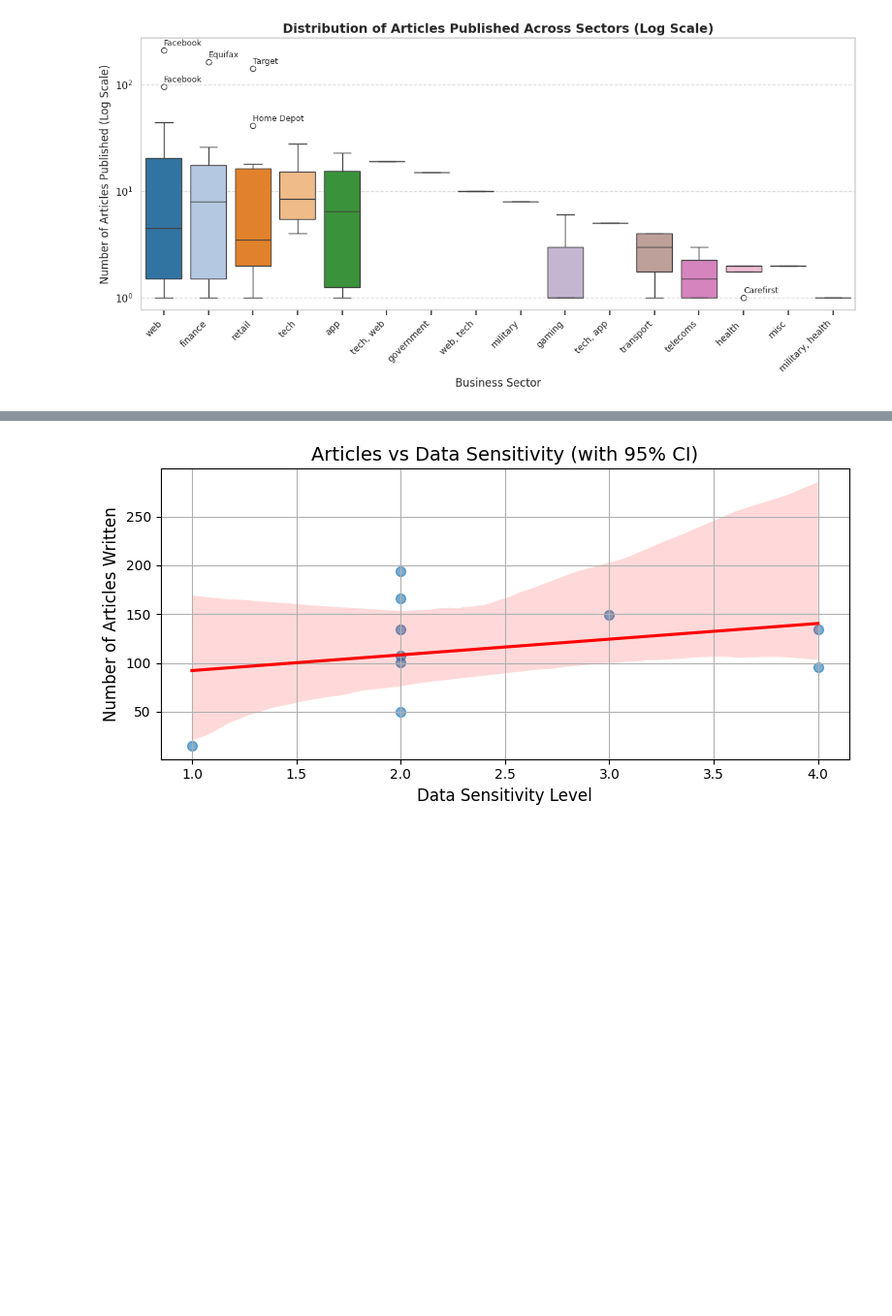
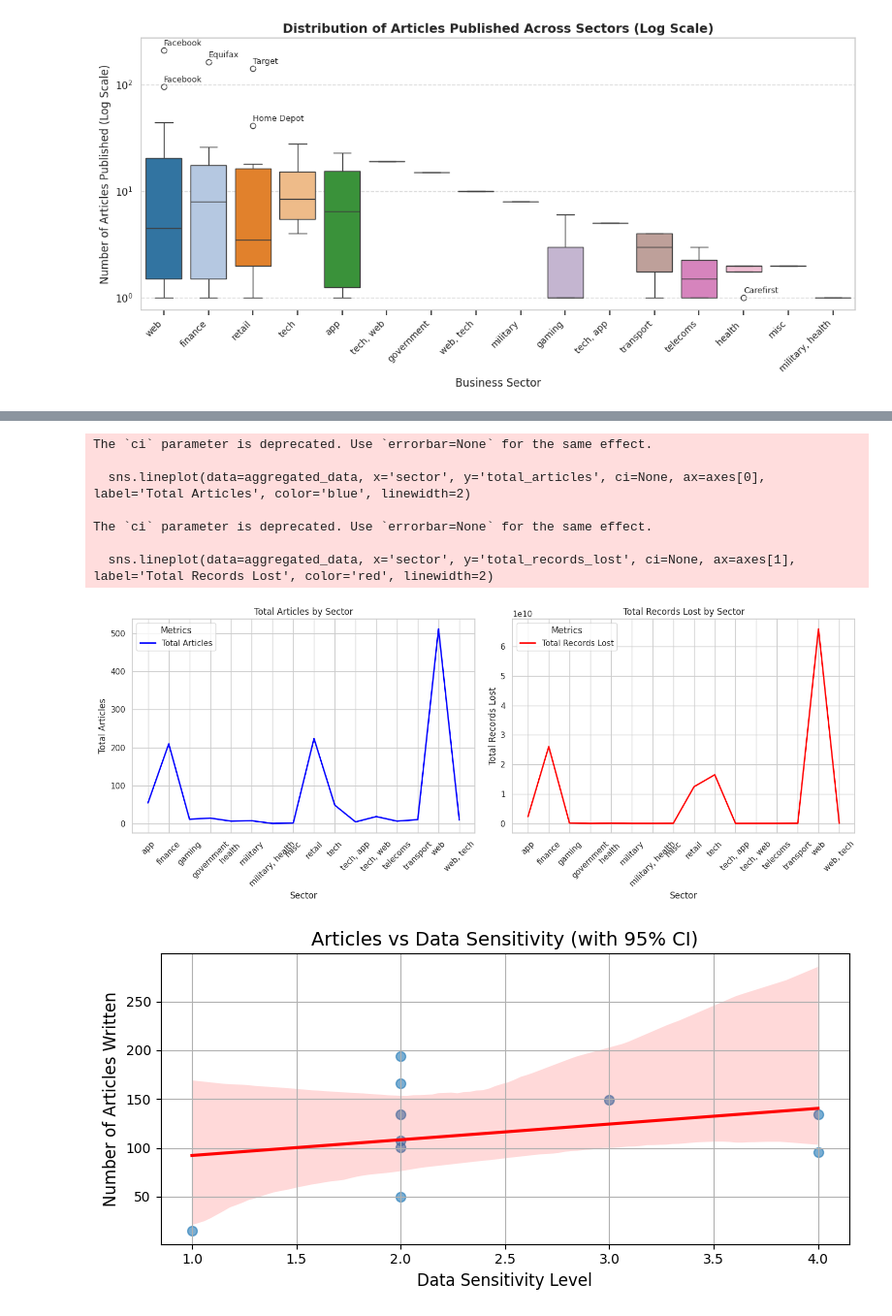
Before and after one commit to Pop101/BreachNews, a Jupyter notebook: viz/jupyter/analysis_plots.ipynb, the cells around one changed output, grey strips where cells are left out. Shown at 97% size. Saved outputs shown, nothing was run; the diff lists cells and outputs as text; code cells hidden in the pictures; blank space fills up the shorter version.

```diff
--- a/viz/jupyter/analysis_plots.ipynb
+++ b/viz/jupyter/analysis_plots.ipynb
@@ -350,3 +346,67 @@ Passing `palette` without assigning `hue` is deprecated and will be removed in v
+# %%
+# Assuming you have the dataset loaded into a pandas DataFrame
+df = pd.read_csv(
+    "../../data/article_company_breach/joined_articles_company_breaches_no_duplicates.csv",
+    encoding="ISO-8859-1",
+    low_memory=False,
+)
+
+# Cleaning and preprocessing
+df['records lost'] = pd.to_numeric(df['records lost'], errors='coerce')  # Ensure records lost is numeric
+
+# Aggregating data for total articles by sector (counting Headlines)
+articles_by_sector = df.groupby('sector')['Headline'].count().reset_index()
+articles_by_sector.columns = ['sector', 'total_articles']
+
+# Aggregating data for total records lost by sector (sum of records for unique breaches)
+records_by_sector = df.groupby('sector')['records lost'].sum().reset_index()
+records_by_sector.columns = ['sector', 'total_records_lost']
+
+# Merge both dataframes on sector
+aggregated_data = pd.merge(articles_by_sector, records_by_sector, on='sector', how='outer')
+
+# Create the figure with two subplots (1 row, 2 columns)
+fig, axes = plt.subplots(1, 2, figsize=(15, 6), sharey=False)
+
+# Plot for Total Articles (count of Headlines)
+sns.lineplot(data=aggregated_data, x='sector', y='total_articles', ci=None, ax=axes[0], label='Total Articles', color='blue', linewidth=2)
+axes[0].set_title('Total Articles by Sector')
+axes[0].set_xlabel('Sector')
+axes[0].set_ylabel('Total Articles')
+axes[0].tick_params(axis='x', rotation=45)
+axes[0].legend(title='Metrics')
+
+# Plot for Total Records Lost
+sns.lineplot(data=aggregated_data, x='sector', y='total_records_lost', ci=None, ax=axes[1], label='Total Records Lost', color='red', linewidth=2)
+axes[1].set_title('Total Records Lost by Sector')
+axes[1].set_xlabel('Sector')
+axes[1].set_ylabel('Total Records Lost')
+axes[1].tick_params(axis='x', rotation=45)
+axes[1].legend(title='Metrics')
+
+# # Plot for Total Records Lost with Logarithmic y-axis
+# sns.lineplot(data=aggregated_data, x='sector', y='total_records_lost', ci=None, ax=axes[1], label='Total Records Lost', color='red', linewidth=2)
+# axes[1].set_title('Total Records Lost by Sector')
+# axes[1].set_xlabel('Sector')
+# axes[1].set_ylabel('Total Records Lost')
+# axes[1].tick_params(axis='x', rotation=45)
+# axes[1].set_yscale('log')  # Apply log scale to the y-axis
+# axes[1].legend(title='Metrics')
+
+# Adjust layout to avoid overlap
+plt.tight_layout()
+
+# Display the plots
+plt.show()
+# %% [output]
+The `ci` parameter is deprecated. Use `errorbar=None` for the same effect.
+
+  sns.lineplot(data=aggregated_data, x='sector', y='total_articles', ci=None, ax=axes[0], label='Total Articles', color='blue', linewidth=2)
+
+The `ci` parameter is deprecated. Use `errorbar=None` for the same effect.
+
+  sns.lineplot(data=aggregated_data, x='sector', y='total_records_lost', ci=None, ax=axes[1], label='Total Records Lost', color='red', linewidth=2)
+[figure, added]
 # %%
 # Group data to create article_count, and aggregate necessary variables
 summary = data.groupby('Publication').agg({
```
Also changed, not shown: parts of 4 cells of this notebook.
